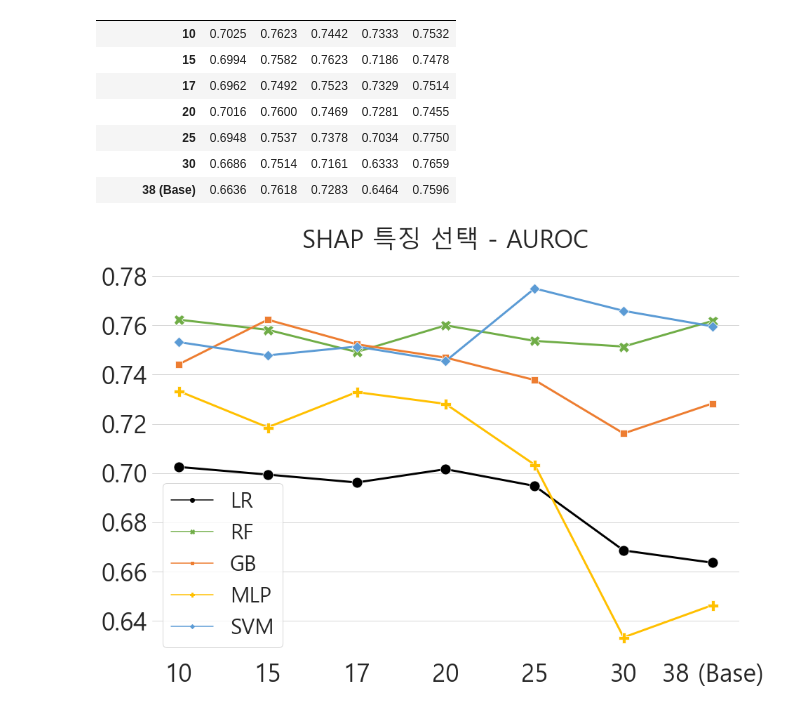
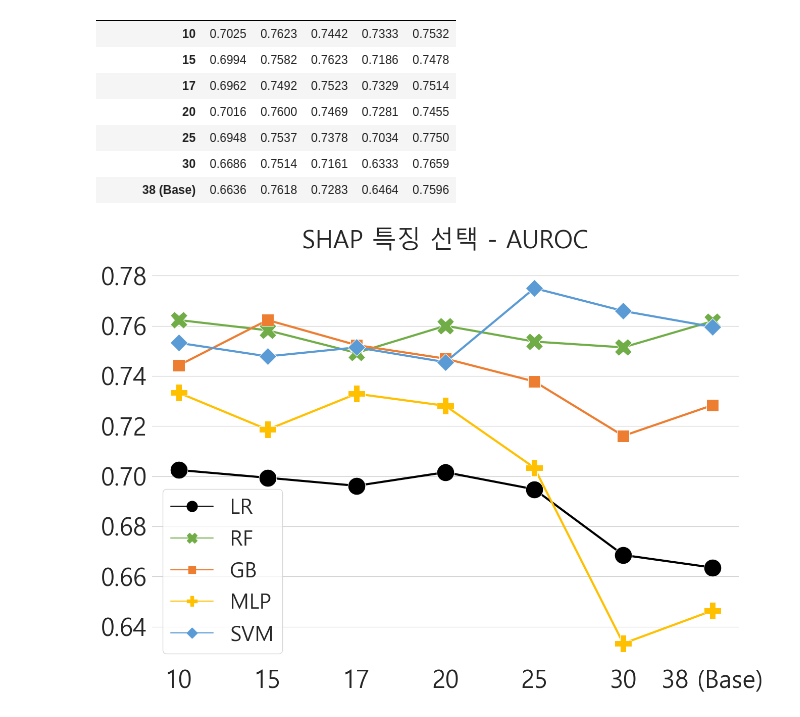
Before and after one commit to bub3690/22-1_multivariate, a Jupyter notebook: final_project/Figure.ipynb, the cells around one changed output. Cells and saved outputs as stored; diff of their text form; code cells hidden in the pictures.

```diff
--- a/final_project/Figure.ipynb
+++ b/final_project/Figure.ipynb
@@ -855,7 +857,7 @@ plot=sns.lineplot(data=transposed,
                   #style='model',
                   palette=["#000000","#70ad47","#ed7d31","#ffc000","#5b9bd5"],
                   linewidth = 3,
-                  markersize=15,
+                  markersize=25,
 
                   ) # 마커
 sns.despine(left=True, bottom=True)
@@ -872,32 +874,32 @@ plot.set(xlabel=None)
 #                  "{:.3f}".format(transposed.loc[ind,y_ind]),
 #                  fontsize=30
 #                 )
 #         elif (ind == '15' and y_ind=='GB') :
 #             plt.text(ind,
 #                  transposed.loc[ind,y_ind]+0.007,
 #                  "{:.3f}".format(transposed.loc[ind,y_ind]),
 #                  fontsize=30
 #                 )
 #         elif (ind == '17' and y_ind=='RF') :
 #             plt.text(ind,
 #                  transposed.loc[ind,y_ind]-0.005,
 #                  "{:.3f}".format(transposed.loc[ind,y_ind]),
 #                  fontsize=30
 #                 )
 #         else:
 #             plt.text(ind,
 #                      transposed.loc[ind,y_ind]+0.0015,
 #                      "{:.3f}".format(transposed.loc[ind,y_ind]),
 #                      fontsize=30
 #                     )
 
-plt.legend(fontsize='30',)
+plt.legend(fontsize='30',markerscale=2.5)
 plot.set(ylabel=None)
 plt.title("SHAP 특징 선택 - AUROC",fontsize=35,pad=40)
 plt.xticks(fontsize=35)
 plt.yticks(fontsize=35)
 
 plot.axes.set_ylim(0.625,0.78)
 plt.savefig('./FIGURES/auc2.png')
 # %% [output]
-[figure, old version]
+[figure, new version]
```
Also changed, not shown: parts of 8 cells of this notebook, 12 other files.
